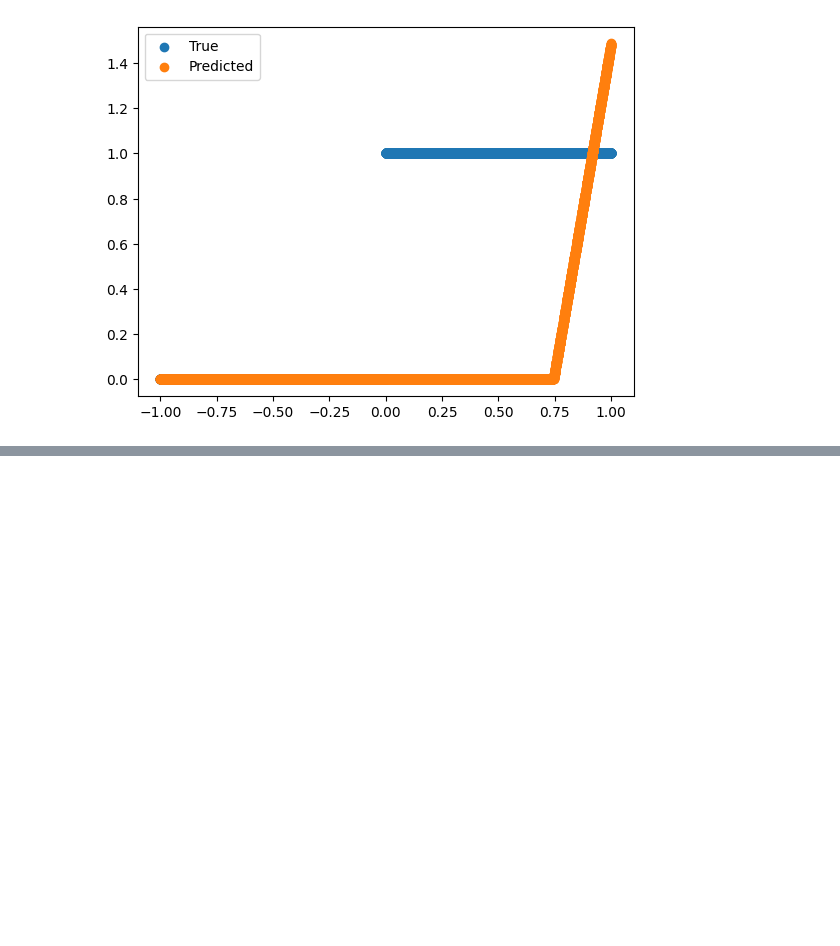
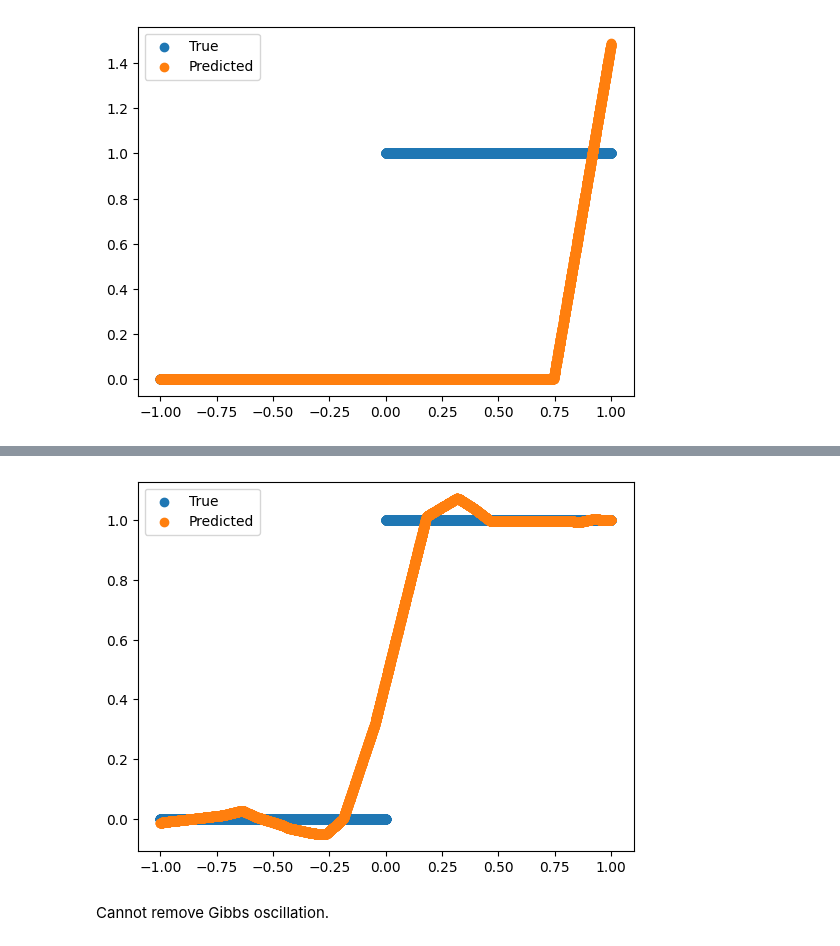
Before and after one commit to akhilsadam/pho-ices-ml, a Jupyter notebook: FL/fl.ipynb, the cells around one changed output, grey strips where cells are left out. Cells and saved outputs as stored; diff of their text form; code cells hidden in the pictures; blank space fills up the shorter version.

```diff
--- a/FL/fl.ipynb
+++ b/FL/fl.ipynb
@@ -94,0 +110,9 @@ plt.show()
+# %%
+plt.scatter(Xs,Ys,label='True')
+plt.scatter(test_X.detach().cpu().numpy(),net(test_X).detach().cpu().numpy(),label='Predicted')
+plt.legend()
+plt.show()
+# %% [output]
+[figure, added]
+# %% [markdown]
+Cannot remove Gibbs oscillation.
```
Also changed, not shown: parts of 1 cell of this notebook, 1 other file.
